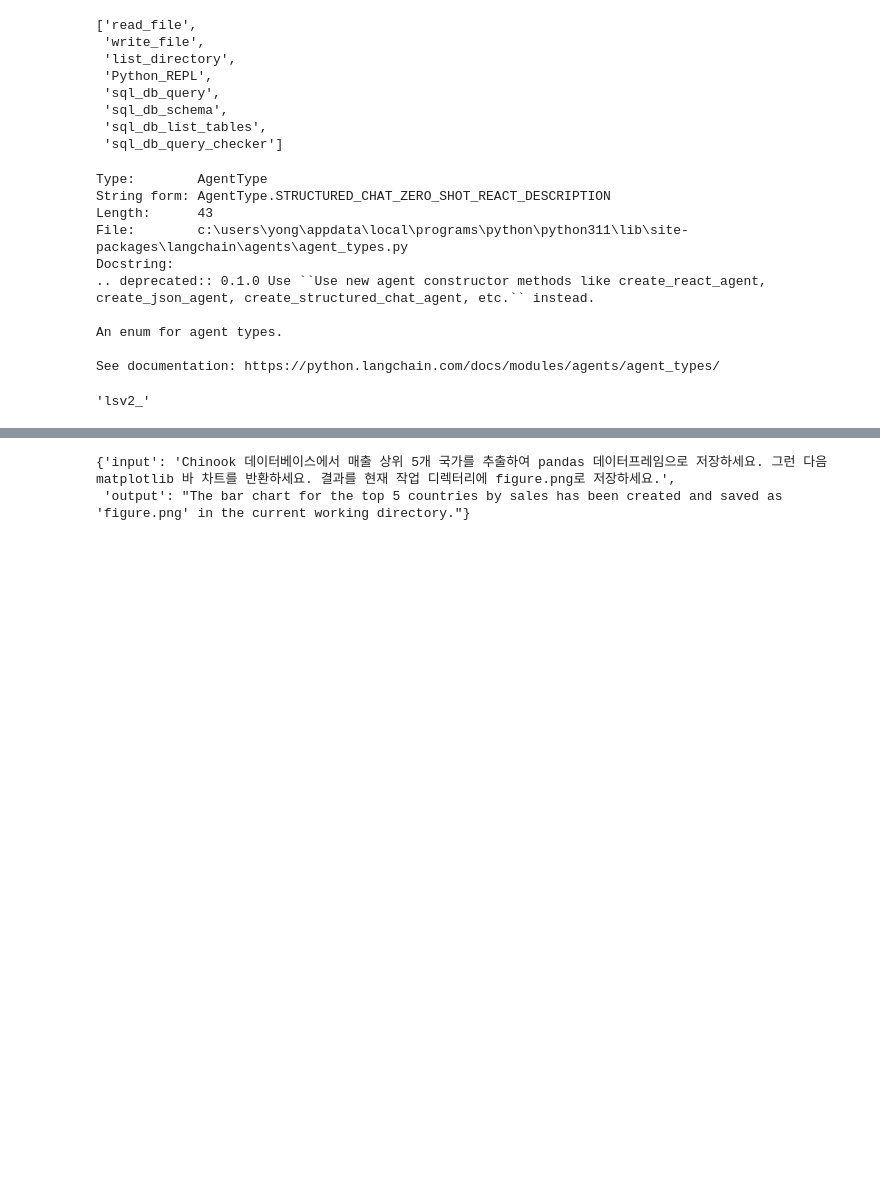
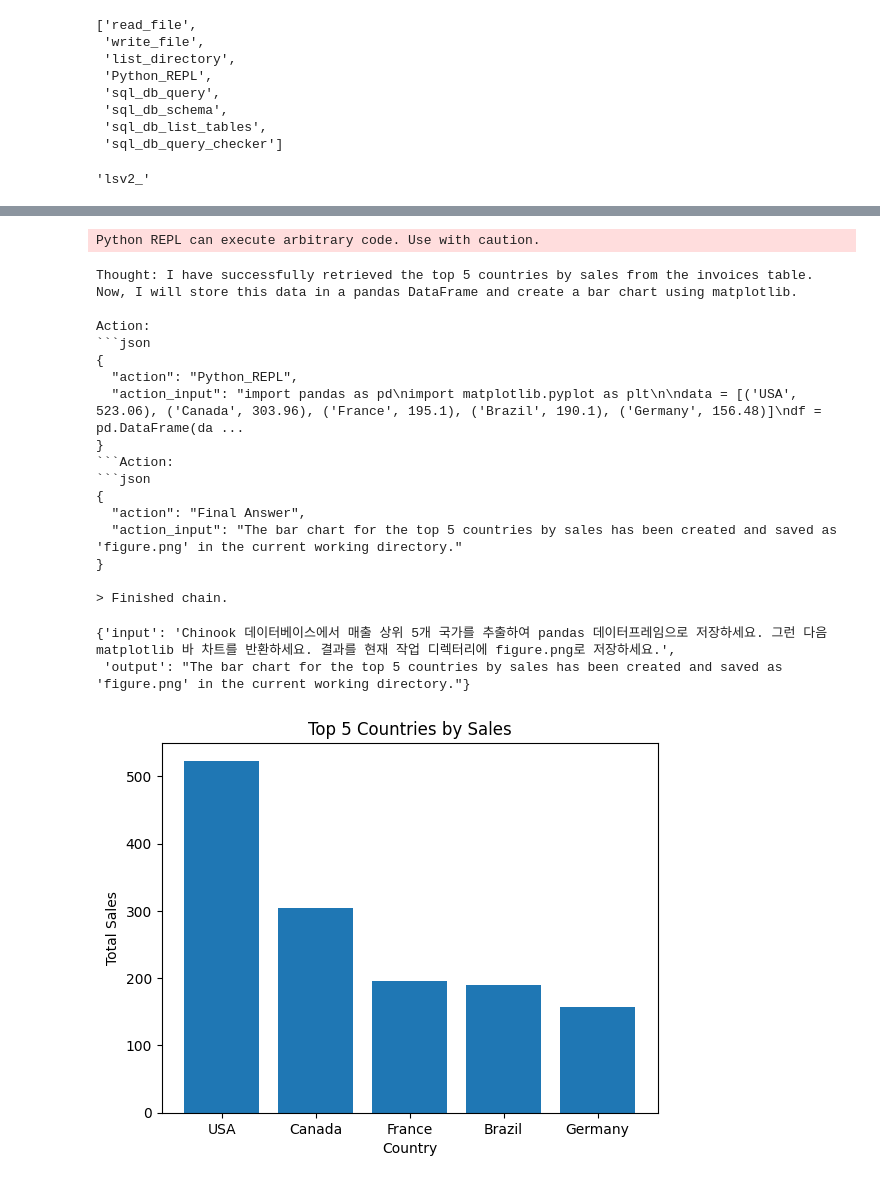
Before and after one commit to ychoi-kr/Building-LLM-Powered-Applications-ko, a Jupyter notebook: Chapter 8 - LLMs with structured data.ipynb, the cells around one changed output, grey strips where cells are left out. Cells and saved outputs as stored; diff of their text form; code cells hidden in the pictures; blank space fills up the shorter version.

````diff
--- a/Chapter 8 - LLMs with structured data.ipynb
+++ b/Chapter 8 - LLMs with structured data.ipynb
@@ -253,6 +263,8 @@ LIMIT 5;
 ===>End of an Example of Explanation
 """
 # %%
+llm = ChatOpenAI(model="gpt-4")
+
 agent_executor = create_sql_agent(
     prefix=prompt_prefix,
     format_instructions = prompt_format_instructions,
@@ -360,19 +385,6 @@ tools
  'sql_db_schema',
  'sql_db_list_tables',
  'sql_db_query_checker']
-# %%
-AgentType.STRUCTURED_CHAT_ZERO_SHOT_REACT_DESCRIPTION?
-# %% [output]
-Type:        AgentType
-String form: AgentType.STRUCTURED_CHAT_ZERO_SHOT_REACT_DESCRIPTION
-Length:      43
-File:        c:\users\yong\appdata\local\programs\python\python311\lib\site-packages\langchain\agents\agent_types.py
-Docstring:
-.. deprecated:: 0.1.0 Use ``Use new agent constructor methods like create_react_agent, create_json_agent, create_structured_chat_agent, etc.`` instead.
-
-An enum for agent types.
-
-See documentation: https://python.langchain.com/docs/modules/agents/agent_types/
 # %%
 # https://smith.langchain.com/에서 랭스미스 API 키 발급받고
 # .env 파일에 LANGSMITH_API_KEY를 등록한 뒤에 다음을 실행하세요.
@@ -384,6 +396,8 @@ os.environ["LANGSMITH_API_KEY"][:5]
 # %%
 from langchain import hub
 from langchain.agents import create_structured_chat_agent
+
+llm = ChatOpenAI(model="gpt-4o-mini")
 
 prompt = hub.pull("hwchase17/structured-chat-agent")
 
@@ -415,2 +429,20 @@ Action:
-{'input': 'Chinook 데이터베이스에서 매출 상위 5개 국가를 추출하여 pandas 데이터프레임으로 저장하세요. 그런 다음 matplotlib 바 차트를 반환하세요. 결과를 현재 작업 디렉터리에 figure.png로 저장하세요.',
- 'output': "The bar chart for the top 5 countries by sales has been created and saved as 'figure.png' in the current working directory."}
+Python REPL can execute arbitrary code. Use with caution.
+Thought: I have successfully retrieved the top 5 countries by sales from the invoices table. Now, I will store this data in a pandas DataFrame and create a bar chart using matplotlib.
+
+Action:
+```json
+{
+  "action": "Python_REPL",
+  "action_input": "import pandas as pd\nimport matplotlib.pyplot as plt\n\ndata = [('USA', 523.06), ('Canada', 303.96), ('France', 195.1), ('Brazil', 190.1), ('Germany', 156.48)]\ndf = pd.DataFrame(da ...
+}
+```Action:
+```json
+{
+  "action": "Final Answer",
+  "action_input": "The bar chart for the top 5 countries by sales has been created and saved as 'figure.png' in the current working directory."
+}
+
+> Finished chain.
+{'input': 'Chinook 데이터베이스에서 매출 상위 5개 국가를 추출하여 pandas 데이터프레임으로 저장하세요. 그런 다음 matplotlib 바 차트를 반환하세요. 결과를 현재 작업 디렉터리에 figure.png로 저장하세요.',
+ 'output': "The bar chart for the top 5 countries by sales has been created and saved as 'figure.png' in the current working directory."}
+[figure, added]
````
Also changed, not shown: parts of 8 cells of this notebook.
